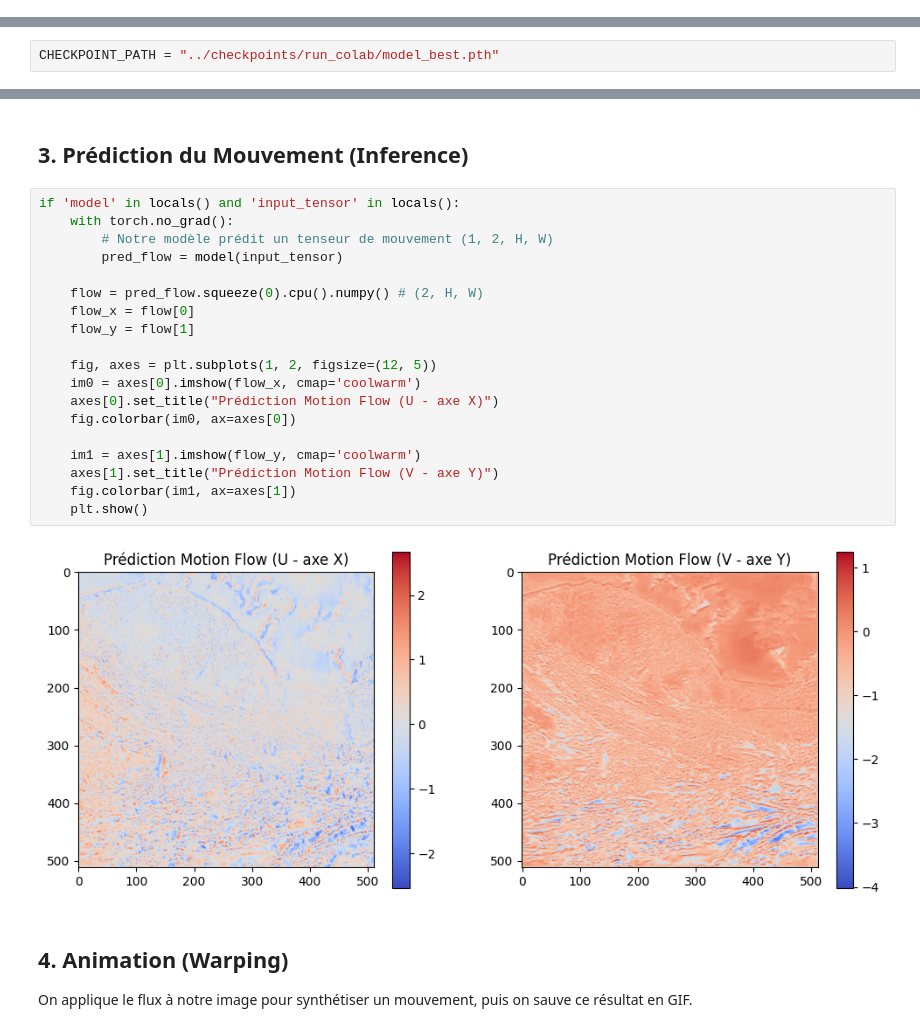
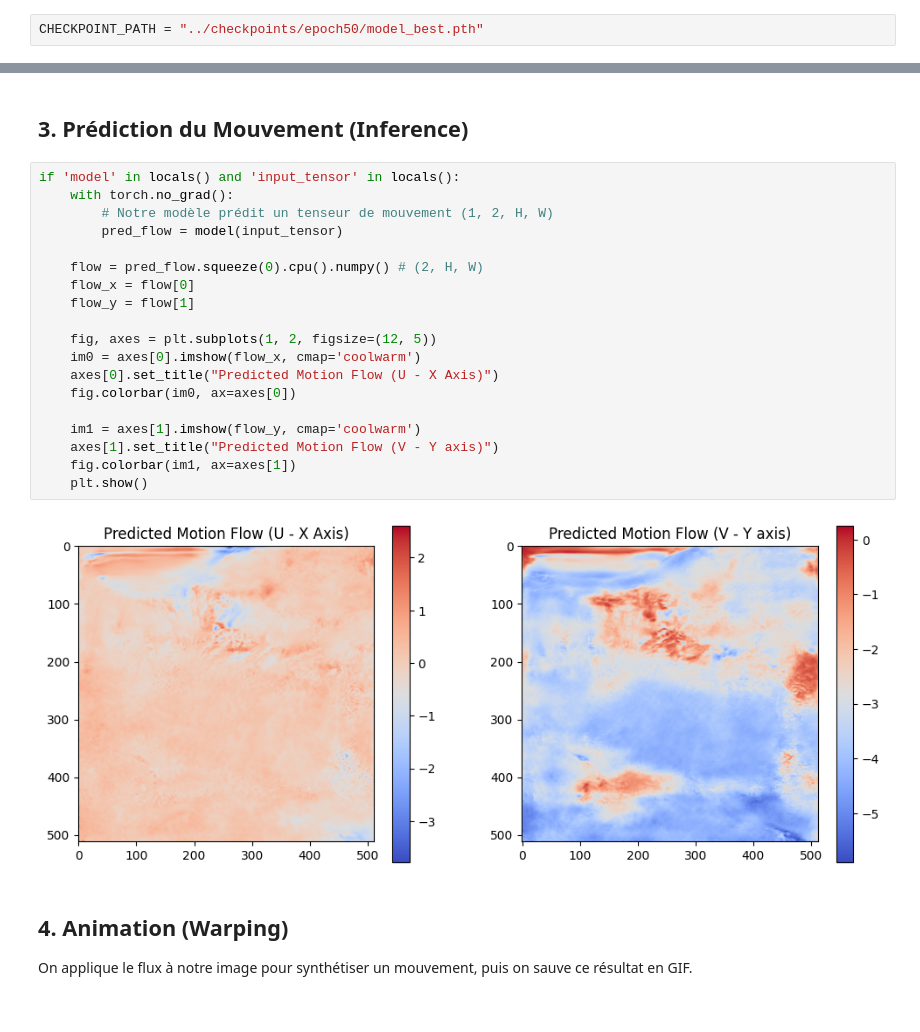
Before and after one commit to matu1003/Makeitalive, a Jupyter notebook: notebooks/03_inference_video.ipynb, the cells around one changed output, grey strips where cells are left out. Saved outputs shown, nothing was run; the diff lists cells and outputs as text.

```diff
--- a/notebooks/03_inference_video.ipynb
+++ b/notebooks/03_inference_video.ipynb
@@ -55,3 +56,5 @@ if not CHECKPOINT_PATH:
+# %%
+CHECKPOINT_PATH = "../checkpoints/epoch50/model_best.pth"
 # %%
 print(CHECKPOINT_PATH)
 # %% [output]
@@ -59,5 +62,3 @@ print(CHECKPOINT_PATH)
-# %%
-CHECKPOINT_PATH = "../checkpoints/run_colab/model_best.pth"
 # %%
 # 1. Chargement du modèle
 if CHECKPOINT_PATH and os.path.exists(CHECKPOINT_PATH):
@@ -129,24 +130,24 @@ Tirage aléatoire de l'image index: 423
 # %%
 if 'model' in locals() and 'input_tensor' in locals():
     with torch.no_grad():
         # Notre modèle prédit un tenseur de mouvement (1, 2, H, W)
         pred_flow = model(input_tensor)
 
     flow = pred_flow.squeeze(0).cpu().numpy() # (2, H, W)
     flow_x = flow[0]
     flow_y = flow[1]
 
     fig, axes = plt.subplots(1, 2, figsize=(12, 5))
     im0 = axes[0].imshow(flow_x, cmap='coolwarm')
-    axes[0].set_title("Prédiction Motion Flow (U - axe X)")
+    axes[0].set_title("Predicted Motion Flow (U - X Axis)")
     fig.colorbar(im0, ax=axes[0])
 
     im1 = axes[1].imshow(flow_y, cmap='coolwarm')
-    axes[1].set_title("Prédiction Motion Flow (V - axe Y)")
+    axes[1].set_title("Predicted Motion Flow (V - Y axis)")
     fig.colorbar(im1, ax=axes[1])
     plt.show()
 # %% [output]
-[figure, old version]
+[figure, new version]
 # %% [markdown]
 ## 4. Animation (Warping)
 On applique le flux à notre image pour synthétiser un mouvement, puis on sauve ce résultat en GIF.
```
Also changed, not shown: parts of 7 cells of this notebook, 4 other files.
